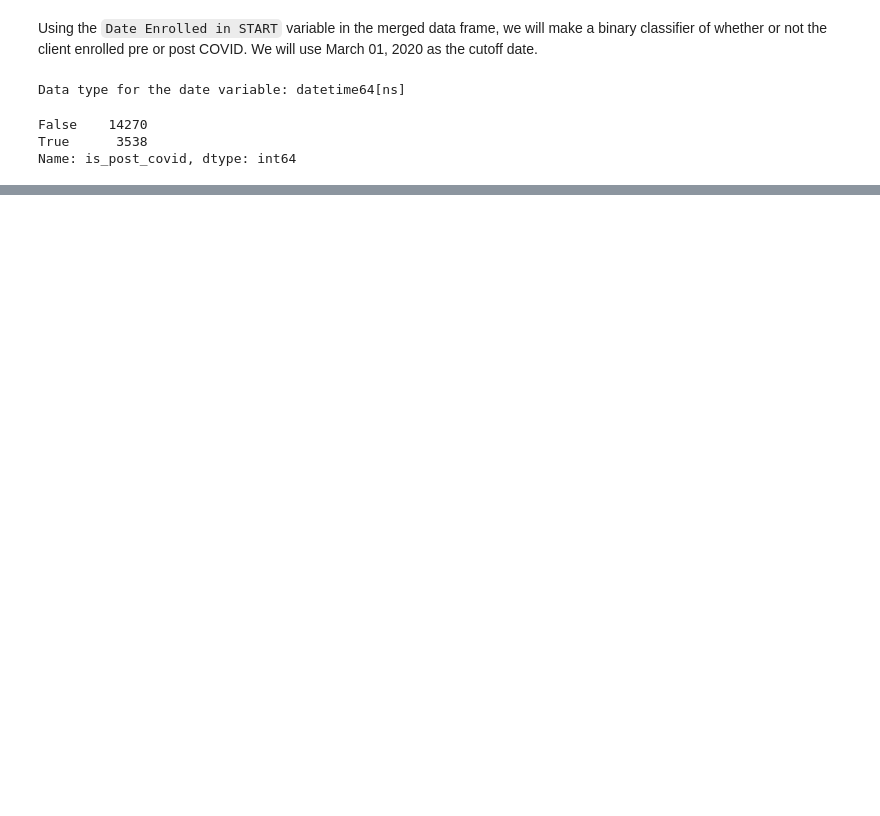
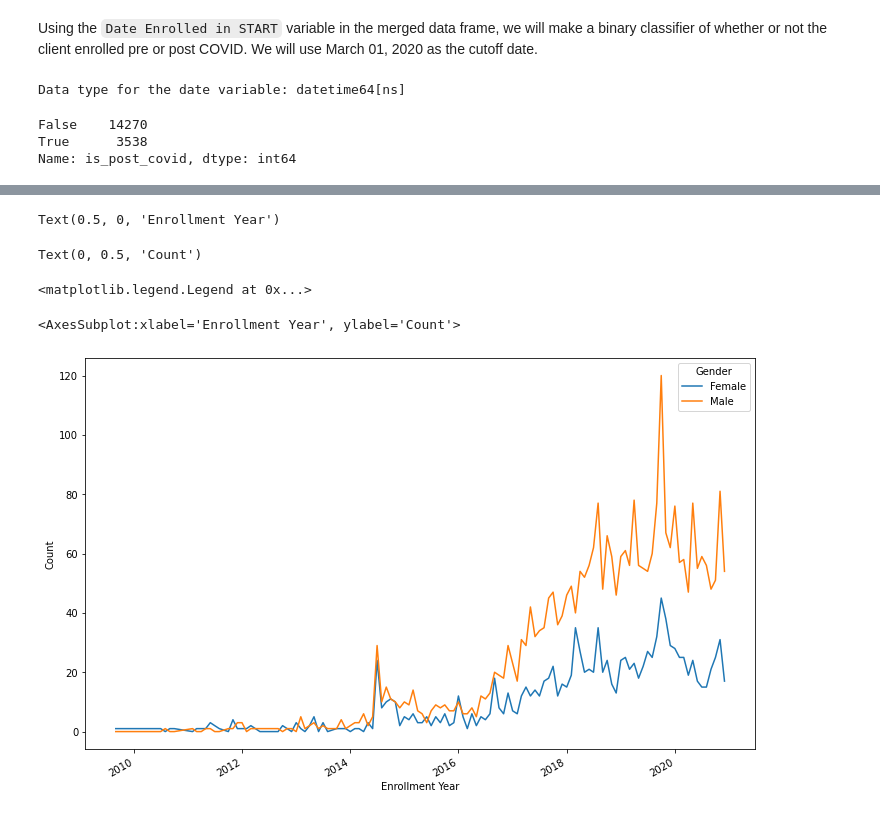
Before and after one commit to aimenabdulaziz/qss_final_project, a Jupyter notebook: code/01_data_cleaning_and_merging.ipynb, the cells around one changed output, grey strips where cells are left out. Drawn from its saved outputs; the diff is of its cells as text; code cells hidden in the pictures; blank space fills up the shorter version.

```diff
--- a/code/01_data_cleaning_and_merging.ipynb
+++ b/code/01_data_cleaning_and_merging.ipynb
@@ -431,0 +488,13 @@ Name: state_demographics, dtype: int64
+# %%
+# line plot of the total number of people for each aggression level by year
+gender_by_ym = demographics_aggression_problems.groupby('enrollment_ym_derived')['Gender'].value_counts().unstack().fillna(0).plot(figsize=(12, 8))
+gender_by_ym.set_xlabel("Enrollment Year")
+gender_by_ym.set_ylabel("Count")
+gender_by_ym.legend(title="Gender")
+gender_by_ym
+# %% [output]
+Text(0.5, 0, 'Enrollment Year')
+Text(0, 0.5, 'Count')
+<matplotlib.legend.Legend at 0x...>
+<AxesSubplot:xlabel='Enrollment Year', ylabel='Count'>
+[figure, added]
```
Also changed, not shown: parts of 20 cells of this notebook.
